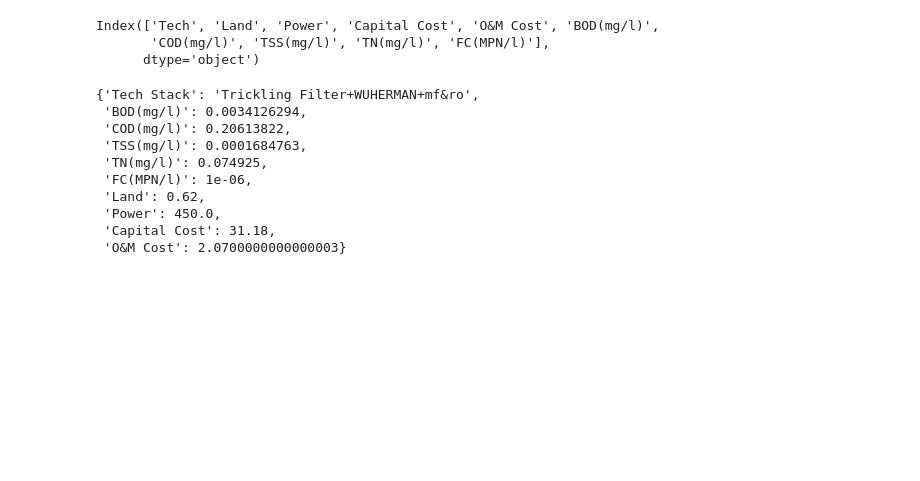
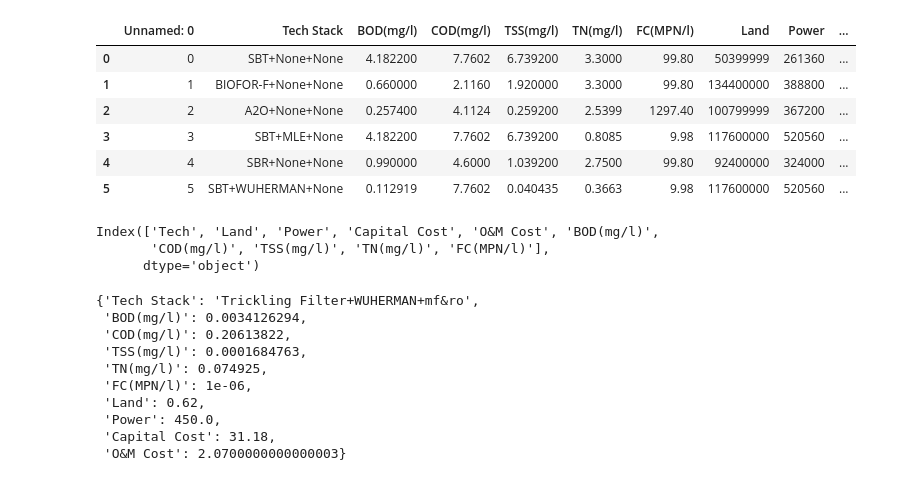
Before and after one commit to maxDeCoder/water_reclaimation, a Jupyter notebook: preprocess.ipynb, the cells around one changed output. Drawn from its saved outputs; the diff is of its cells as text; code cells hidden in the pictures; blank space fills up the shorter version.

```diff
--- a/preprocess.ipynb
+++ b/preprocess.ipynb
@@ -9,0 +40,41 @@ def load_tech():
+# %%
+df["text"] = df[waste_labels].apply(lambda x: ", ".join([f"{label}:{round(x[label], 2)}" for label in x.index]), axis=1)
+
+max_size = df["Land"].max()
+
+fig = go.Figure([go.Scatter(
+    x=df["Capital Cost"].to_list(),
+    y=df["O&M Cost"].to_list(),
+    text=df["text"].to_list(),
+    mode="markers",
+    marker=dict(
+        size=df["Land"].apply(lambda x: x*50/max_size).to_list(),
+        color=df["Power"].to_list()
+    )
+)])
+
+fig.update_xaxes(showgrid=False)
+
+fig.update_yaxes(showgrid=False)
+fig.show()
+# %%
+import plotly.express as px
+
+df["after treatment"] = df[waste_labels].apply(lambda x: ",\n".join([f"{label}:{round(x[label], 2)}" for label in x.index]), axis=1)
+max_size = df["Land"].max()
+df["size"] = df["Land"].apply(lambda x: round(x*50/max_size, 2))
+
+
+fig = px.scatter(
+    df,
+    x="Capital Cost",
+    y="O&M Cost",
+    size="size",
+    color="Power",
+    hover_data=["after treatment"]
+    )
+
+fig.update_xaxes(showgrid=False)
+
+fig.update_yaxes(showgrid=False)
+fig.show()
@@ -10,3 +101,13 @@ def load_tech():
+# %%
+df
+# %% [output]
+|  | Unnamed: 0 | Tech Stack | BOD(mg/l) | COD(mg/l) | TSS(mg/l) | TN(mg/l) | FC(MPN/l) | Land | Power | ... |
+| 0 | 0 | SBT+None+None | 4.182200 | 7.7602 | 6.739200 | 3.3000 | 99.80 | 50399999 | 261360 | ... |
+| 1 | 1 | BIOFOR-F+None+None | 0.660000 | 2.1160 | 1.920000 | 3.3000 | 99.80 | 134400000 | 388800 | ... |
+| 2 | 2 | A2O+None+None | 0.257400 | 4.1124 | 0.259200 | 2.5399 | 1297.40 | 100799999 | 367200 | ... |
+| 3 | 3 | SBT+MLE+None | 4.182200 | 7.7602 | 6.739200 | 0.8085 | 9.98 | 117600000 | 520560 | ... |
+| 4 | 4 | SBR+None+None | 0.990000 | 4.6000 | 1.039200 | 2.7500 | 99.80 | 92400000 | 324000 | ... |
+| 5 | 5 | SBT+WUHERMAN+None | 0.112919 | 7.7602 | 0.040435 | 0.3663 | 9.98 | 117600000 | 520560 | ... |
 # %%
 tech_primary, tech_secondary, tech_tertiary, reuse_df = load_tech()
 # %%
```
Also changed, not shown: parts of 7 cells of this notebook, 12 other files.
